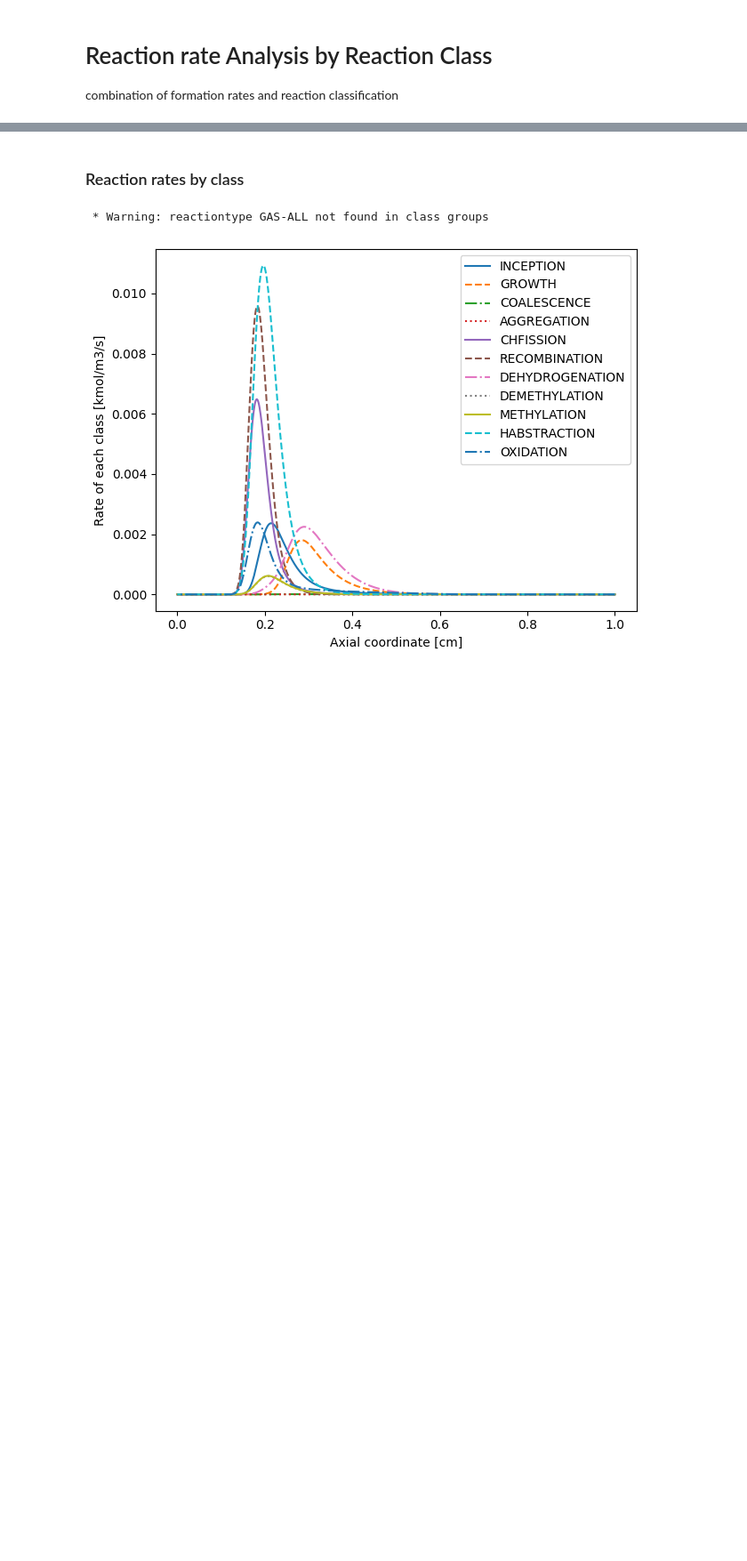
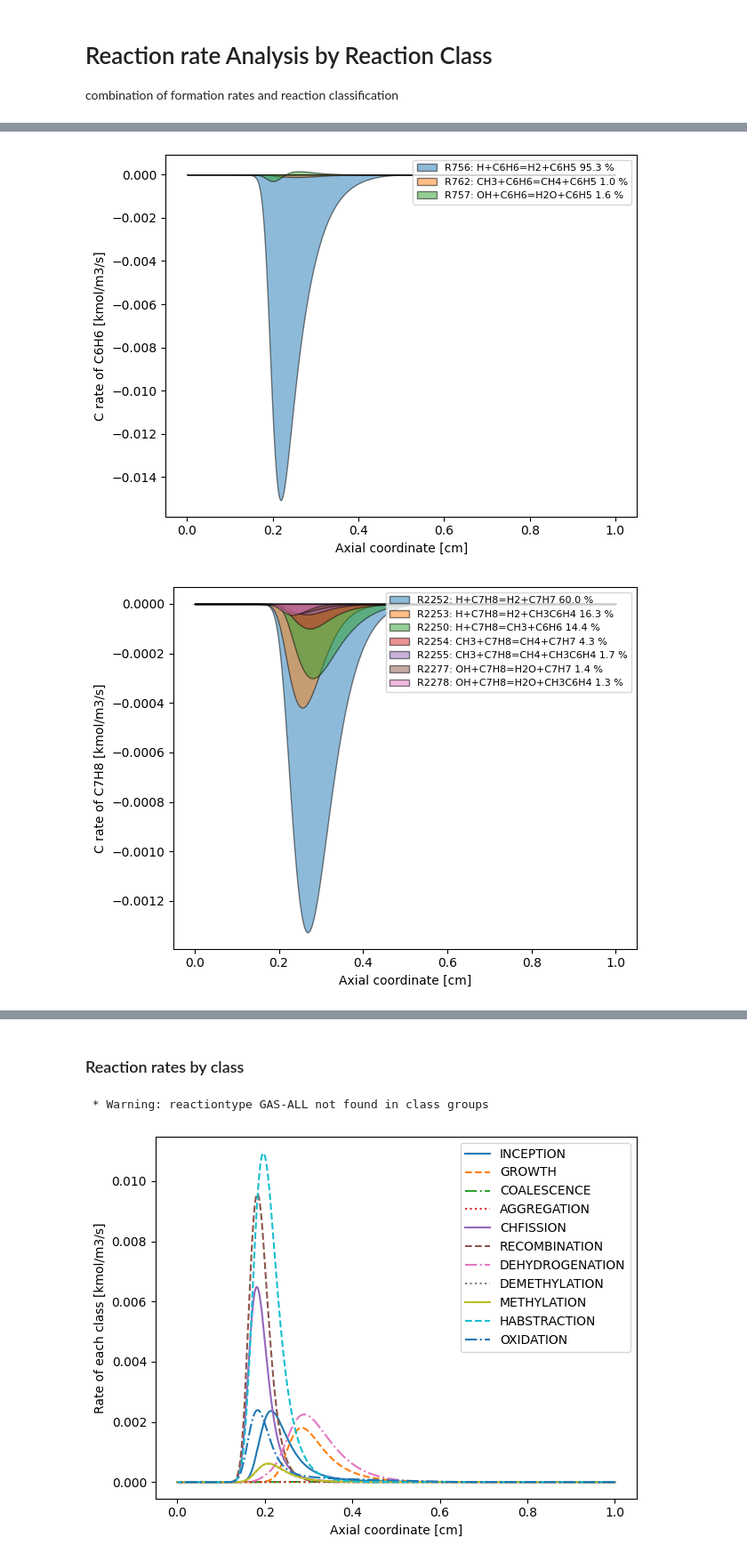
Before and after one commit to tdinelli/pySMOKEPostProcessor, a Jupyter notebook: examples/Reaction_Classes-Rates.ipynb, the cells around one changed output, grey strips where cells are left out. Shown at 89% size. Saved outputs shown, nothing was run; the diff lists cells and outputs as text; code cells hidden in the pictures; blank space fills up the shorter version.

```diff
--- a/examples/Reaction_Classes-Rates.ipynb
+++ b/examples/Reaction_Classes-Rates.ipynb
@@ -63,0 +55,34 @@ for species_i in species_list:
+# %%
+# only consumption considered
+# species and class type
+species_list = ['C6H6','C7H8','BIN1A']
+sortlist = ['classtype'] # classtype, speciestype, reactiontype, bimoltype (R+R, RSR+RSR, M+M, ETC) sum if both apply and sort by this criteria
+
+# ropa options:
+rate_type = 'C'          # CONSUMPTION
+x_axis = 'axial-coordinate' # simulation of a flame - along axial coordinate
+
+# assign class
+fluxbyclass = pp.FluxByClass(kinetic_mechanism = kin_xml_fld,
+                          classes_definition = class_groups_file,
+                          verbose = False)
+
+# assign cumulative rate
+for species_i in species_list:
+        x, rr_matrix, name_and_maxflux = fluxbyclass.process_cumulative_reaction_rate(
+        simul_fld, x_axis, species_i, rate_type,
+        # optional inputs: set to default as example
+        filter_ClassesToPlot = [], threshold = 1e-2, n_of_rxns = 40, verbose = False)
+        #plot
+
+        fig,ax=plt.subplots(nrows=1, ncols=1)
+
+        for j in range(len(name_and_maxflux)):
+            ax.stackplot(x, rr_matrix[j], edgecolor = 'black', alpha = 0.5)
+
+        ax.legend(name_and_maxflux, fontsize="8")
+        ax.set_xlabel('Axial coordinate [cm]')
+        ax.set_ylabel( rate_type + ' rate of ' + species_i + ' [kmol/m3/s]')
+        plt.tight_layout()
+        pp.save_fig(fig, plt_fld, [''], simul_name + '-' + rate_type +'-' + 'rates-' + species_i)
+# %% [output]
@@ -63,0 +90,2 @@ for species_i in species_list:
+[figure, added]
+[figure, added]
```
Also changed, not shown: parts of 4 cells of this notebook, 12 other files.
